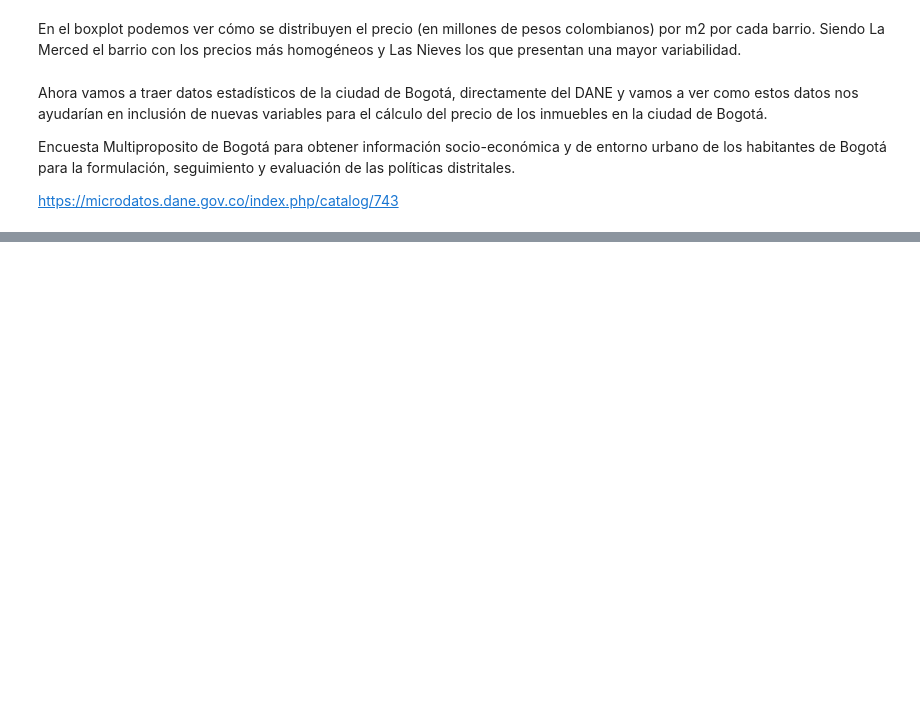
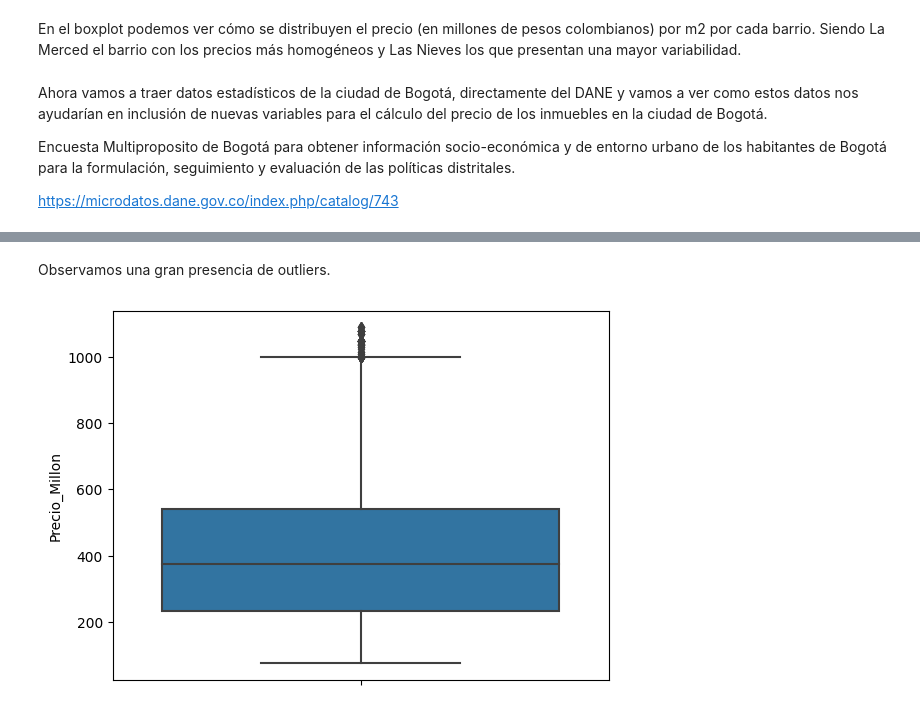
Before and after one commit to aaizaguirre/Inmersion_datos_Alura, a Jupyter notebook: analisis_inmuebles_bogota_alura_latam.ipynb, the cells around one changed output, grey strips where cells are left out. Saved outputs shown, nothing was run; the diff lists cells and outputs as text; code cells hidden in the pictures; blank space fills up the shorter version.

```diff
--- a/analisis_inmuebles_bogota_alura_latam.ipynb
+++ b/analisis_inmuebles_bogota_alura_latam.ipynb
@@ -328,0 +421,8 @@ memory usage: 513.3+ MB
+# %% [markdown]
+Observamos una gran presencia de outliers.
+# %%
+datos_ml = datos_ml.query("Precio_Millon < 1100 & Precio_Millon > 60")
+sns.boxplot(data = datos_ml, y = "Precio_Millon")
+plt.show()
+# %% [output]
+[figure, added]
```
Also changed, not shown: parts of 34 cells of this notebook, 2 other files.
